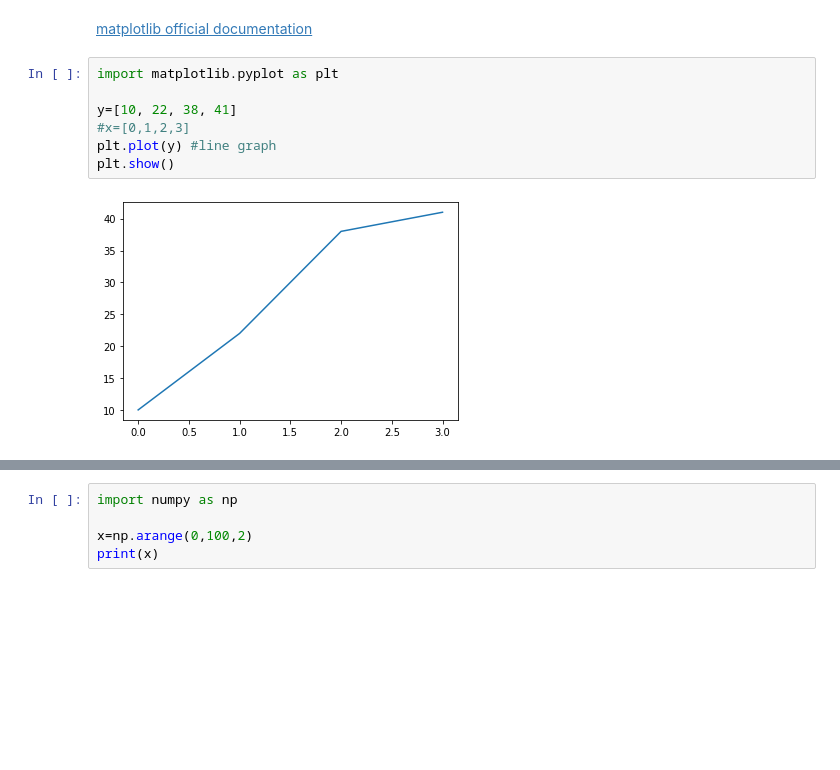
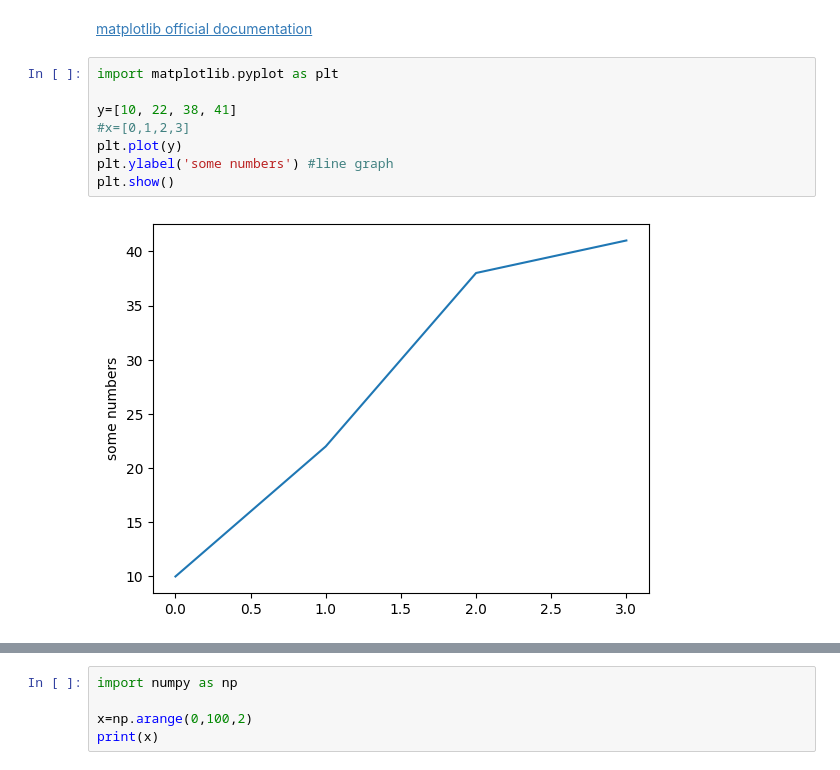
Before and after one commit to Eranga035225/Python-advanced-Course_tutorials, a Jupyter notebook: modules/3-matplotlib-tutorial.ipynb, the cells around one changed output, grey strips where cells are left out. Cells and saved outputs as stored; diff of their text form; blank space fills up the shorter version.

```diff
--- a/modules/3-matplotlib-tutorial.ipynb
+++ b/modules/3-matplotlib-tutorial.ipynb
@@ -13,12 +13,13 @@ Matplotlib produces publication-quality figures in a variety of hardcopy formats
 # %%
 import matplotlib.pyplot as plt
 
 y=[10, 22, 38, 41]
 #x=[0,1,2,3]
-plt.plot(y) #line graph
+plt.plot(y)
+plt.ylabel('some numbers') #line graph
 plt.show()
 # %% [output]
-[figure, old version]
+[figure, new version]
 # %%
 x=[1, 2, 3, 4]
 y= [1, 4, 9, 16]
```
Also changed, not shown: parts of 1 cell of this notebook.
